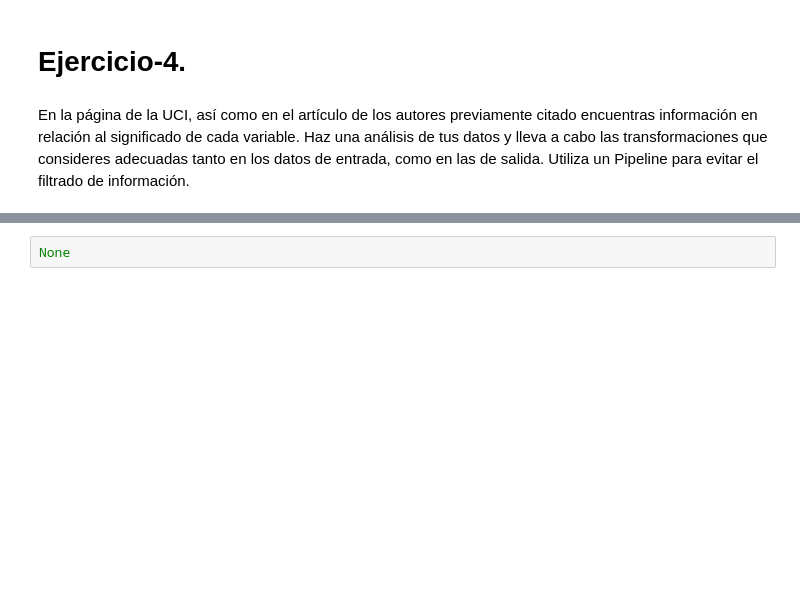
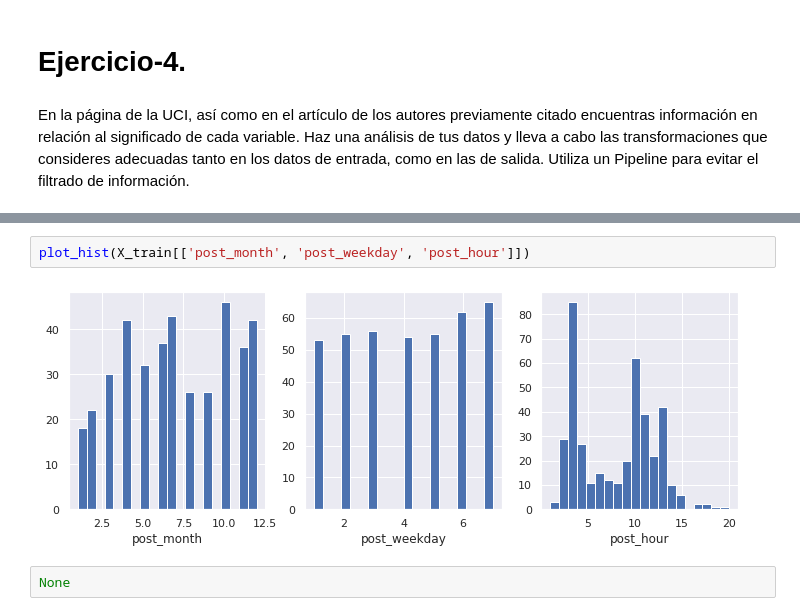
Before and after one commit to KarltonBotics/MNA-IA-Equipos51, a Jupyter notebook: MNA_IAyAA_semana_7_Actividad.ipynb, the cells around one changed output, grey strips where cells are left out. Drawn from its saved outputs; the diff is of its cells as text; blank space fills up the shorter version.

```diff
--- a/MNA_IAyAA_semana_7_Actividad.ipynb
+++ b/MNA_IAyAA_semana_7_Actividad.ipynb
@@ -178,3 +247,7 @@ En la página de la UCI, así como en el artículo de los autores previamente ci
+# %%
+plot_hist(X_train[['post_month', 'post_weekday', 'post_hour']])
+# %% [output]
+[figure, added]
 # %%
 None
 # %% [markdown]
```
Also changed, not shown: parts of 13 cells of this notebook.
